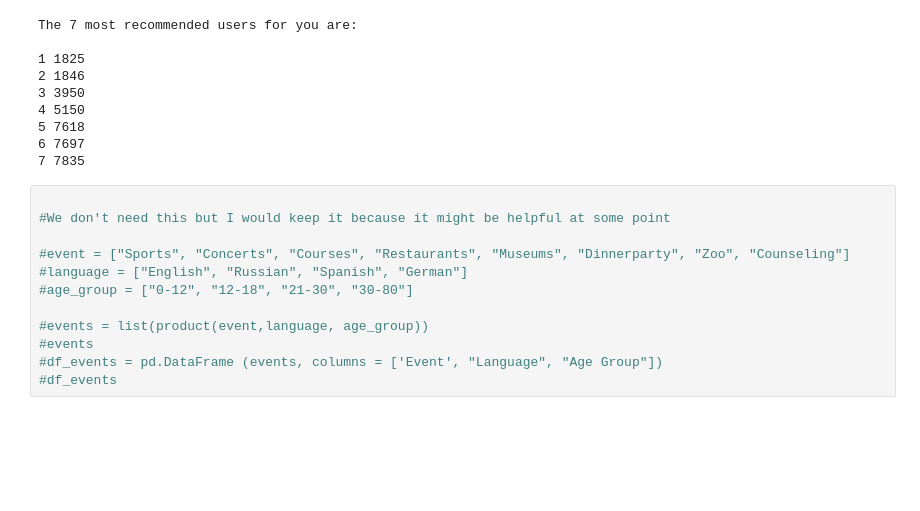
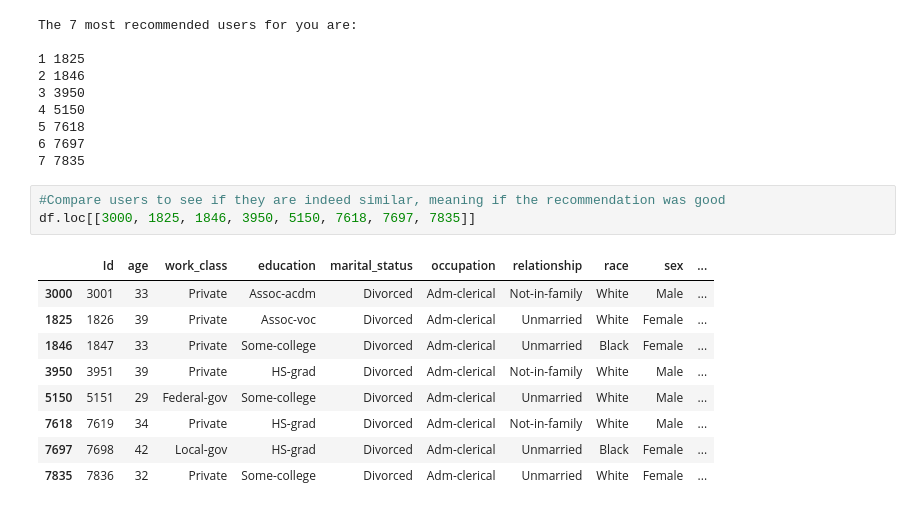
Before and after one commit to TechLabs-Berlin/st22-stronger-together, a Jupyter notebook: DS/Recommendation Algorithm.ipynb, the cells around one changed output. Drawn from its saved outputs; the diff is of its cells as text; blank space fills up the shorter version.

```diff
--- a/DS/Recommendation Algorithm.ipynb
+++ b/DS/Recommendation Algorithm.ipynb
@@ -145,15 +136,16 @@ The 7 most recommended users for you are:
 5 7618
 6 7697
 7 7835
-# %%
-
-#We don't need this but I would keep it because it might be helpful at some point
-
-#event = ["Sports", "Concerts", "Courses", "Restaurants", "Museums", "Dinnerparty", "Zoo", "Counseling"]
-#language = ["English", "Russian", "Spanish", "German"]
-#age_group = ["0-12", "12-18", "21-30", "30-80"]
-
-#events = list(product(event,language, age_group))
-#events
-#df_events = pd.DataFrame (events, columns = ['Event', "Language", "Age Group"])
-#df_events
+# %%
+#Compare users to see if they are indeed similar, meaning if the recommendation was good
+df.loc[[3000, 1825, 1846, 3950, 5150, 7618, 7697, 7835]]
+# %% [output]
+|  | Id | age | work_class | education | marital_status | occupation | relationship | race | sex | ... |
+| 3000 | 3001 | 33 | Private | Assoc-acdm | Divorced | Adm-clerical | Not-in-family | White | Male | ... |
+| 1825 | 1826 | 39 | Private | Assoc-voc | Divorced | Adm-clerical | Unmarried | White | Female | ... |
+| 1846 | 1847 | 33 | Private | Some-college | Divorced | Adm-clerical | Unmarried | Black | Female | ... |
+| 3950 | 3951 | 39 | Private | HS-grad | Divorced | Adm-clerical | Not-in-family | White | Male | ... |
+| 5150 | 5151 | 29 | Federal-gov | Some-college | Divorced | Adm-clerical | Unmarried | White | Male | ... |
+| 7618 | 7619 | 34 | Private | HS-grad | Divorced | Adm-clerical | Not-in-family | White | Male | ... |
+| 7697 | 7698 | 42 | Local-gov | HS-grad | Divorced | Adm-clerical | Unmarried | Black | Female | ... |
+| 7835 | 7836 | 32 | Private | Some-college | Divorced | Adm-clerical | Unmarried | White | Female | ... |
```
Also changed, not shown: parts of 3 cells of this notebook.
